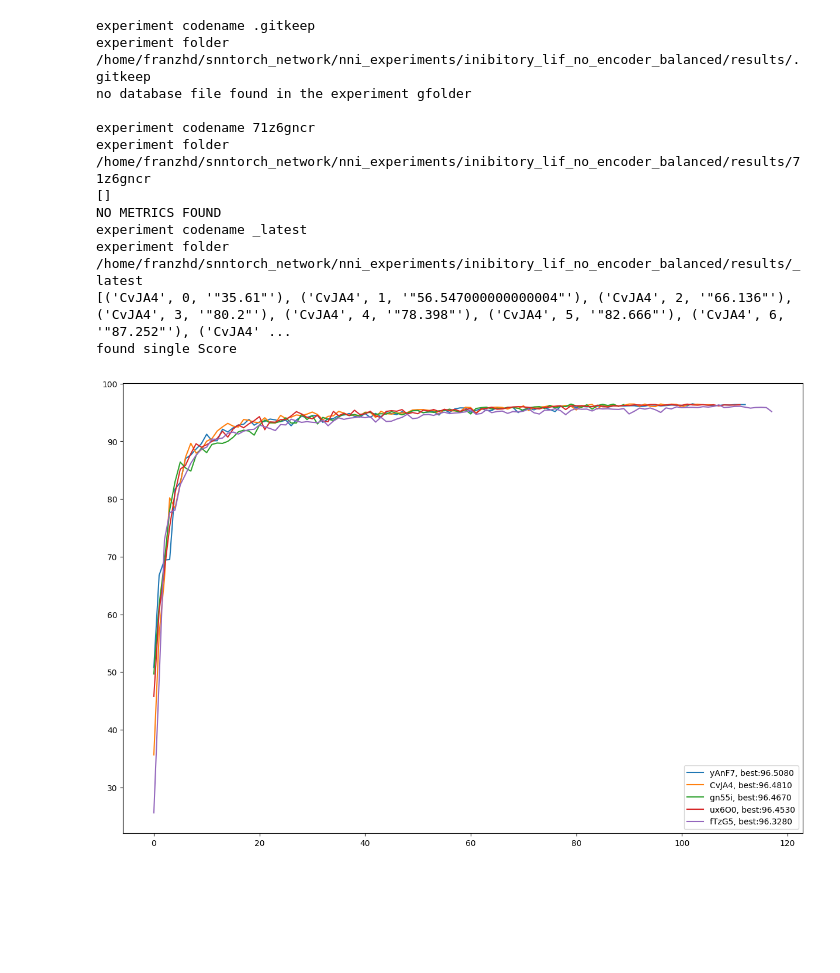
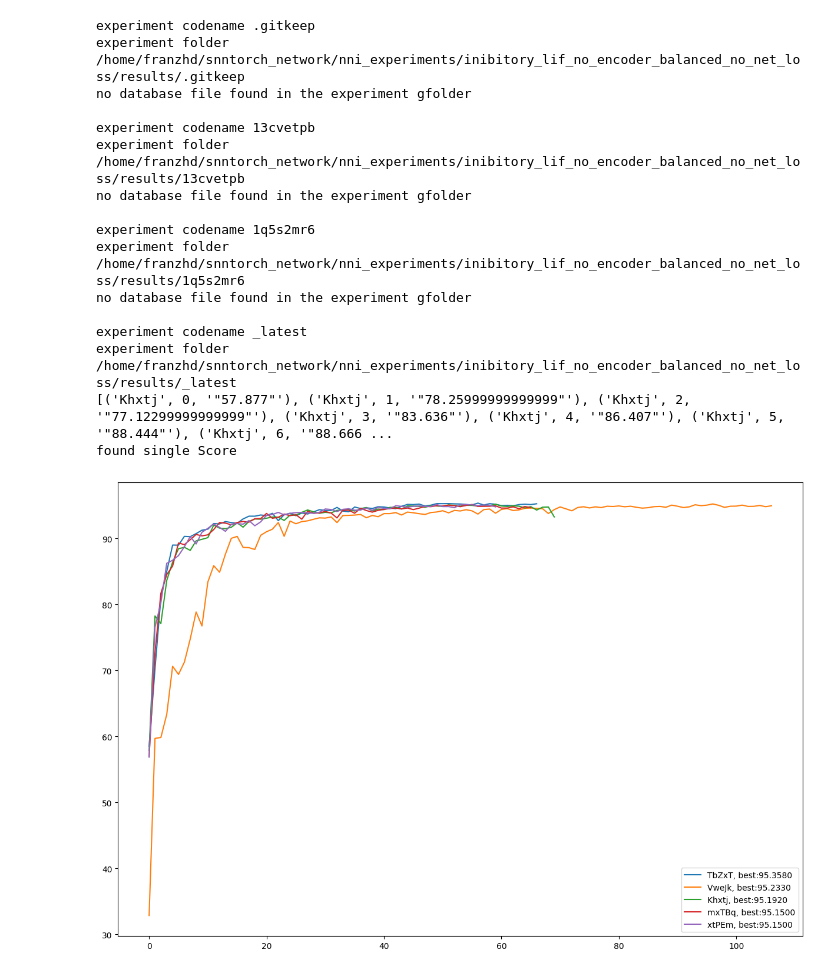
Before and after one commit to franzhd/snntorch_network, a Jupyter notebook: notebook/experiment_visualizer.ipynb, the cells around one changed output. Saved outputs shown, nothing was run; the diff lists cells and outputs as text; code cells hidden in the pictures; blank space fills up the shorter version.

```diff
--- a/notebook/experiment_visualizer.ipynb
+++ b/notebook/experiment_visualizer.ipynb
@@ -285,23 +390,27 @@ def show_results(path, experiment_code=None, print_content=False):
 # %%
 #inserire qui tutte le variabili richieste per visualizzare gli esperimenti
-experiment_name = "inibitory_lif_no_encoder_balanced"
-experiment_code = ''
+experiment_name = "inibitory_lif_no_encoder_balanced_no_net_loss"
+experiment_code = '4m8j0yfa'
 path = f'{Path.home()}/snntorch_network/nni_experiments/{experiment_name}/results/'
 show_results(path, print_content=False)
 # %% [output]
 experiment codename .gitkeep
-experiment folder /home/franzhd/snntorch_network/nni_experiments/inibitory_lif_no_encoder_balanced/results/.gitkeep
+experiment folder /home/franzhd/snntorch_network/nni_experiments/inibitory_lif_no_encoder_balanced_no_net_loss/results/.gitkeep
 no database file found in the experiment gfolder
 
-experiment codename 71z6gncr
-experiment folder /home/franzhd/snntorch_network/nni_experiments/inibitory_lif_no_encoder_balanced/results/71z6gncr
-[]
-NO METRICS FOUND
+experiment codename 13cvetpb
+experiment folder /home/franzhd/snntorch_network/nni_experiments/inibitory_lif_no_encoder_balanced_no_net_loss/results/13cvetpb
+no database file found in the experiment gfolder
+
+experiment codename 1q5s2mr6
+experiment folder /home/franzhd/snntorch_network/nni_experiments/inibitory_lif_no_encoder_balanced_no_net_loss/results/1q5s2mr6
+no database file found in the experiment gfolder
+
 experiment codename _latest
-experiment folder /home/franzhd/snntorch_network/nni_experiments/inibitory_lif_no_encoder_balanced/results/_latest
-[('CvJA4', 0, '"35.61"'), ('CvJA4', 1, '"56.547000000000004"'), ('CvJA4', 2, '"66.136"'), ('CvJA4', 3, '"80.2"'), ('CvJA4', 4, '"78.398"'), ('CvJA4', 5, '"82.666"'), ('CvJA4', 6, '"87.252"'), ('CvJA4' ...
+experiment folder /home/franzhd/snntorch_network/nni_experiments/inibitory_lif_no_encoder_balanced_no_net_loss/results/_latest
+[('Khxtj', 0, '"57.877"'), ('Khxtj', 1, '"78.25999999999999"'), ('Khxtj', 2, '"77.12299999999999"'), ('Khxtj', 3, '"83.636"'), ('Khxtj', 4, '"86.407"'), ('Khxtj', 5, '"88.444"'), ('Khxtj', 6, '"88.666 ...
 found single Score
-[figure, old version]
+[figure, new version]
 +---------------+--------------+---------+-------+---------------+----------------+----------------+----------+-----------------+-----------+------------+-----------+------------------+-------------+- ...
 | Trials Name   |   batch_size |   slope |    lr | loss_fn       |   net_hidden_1 |   net_hidden_2 |   vth_in |   vth_recurrent |   vth_out |   vth_back |   beta_in |   beta_recurrent |   beta_back |  ...
 +===============+==============+=========+=======+===============+================+================+==========+=================+===========+============+===========+==================+=============+= ...
```
Also changed, not shown: parts of 7 cells of this notebook, 8 other files.
